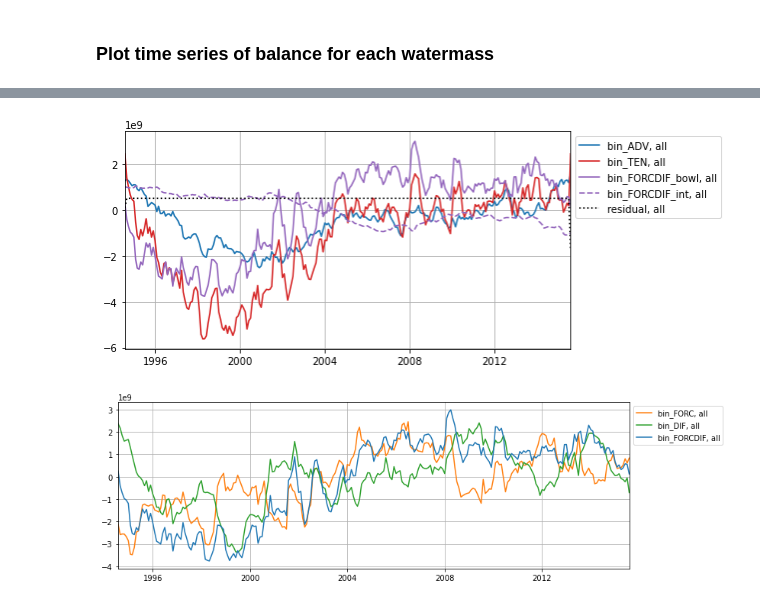
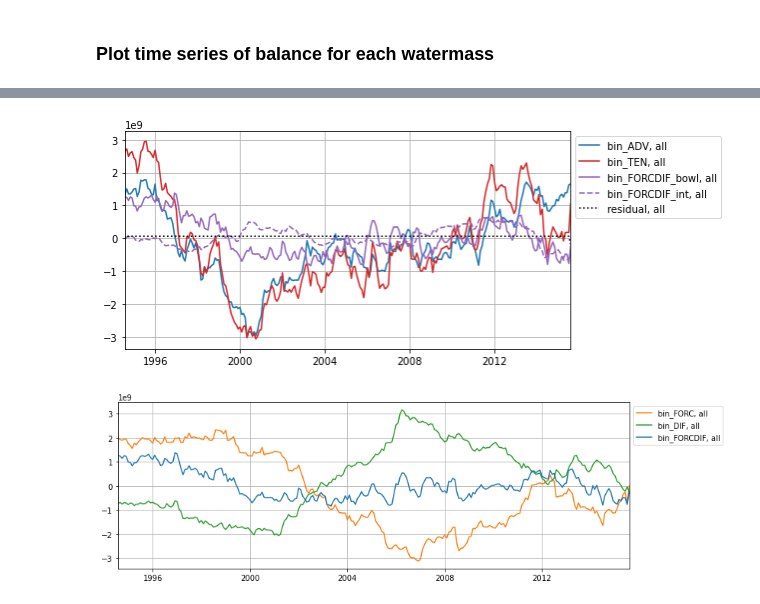
Before and after one commit to gmacgilchrist/so_decadal_variability, a Jupyter notebook: notebooks/ECCOv4r4/draw_wmt_watermasses.ipynb, the cells around one changed output, grey strips where cells are left out. Drawn from its saved outputs; the diff is of its cells as text; code cells hidden in the pictures.

```diff
--- a/notebooks/ECCOv4r4/draw_wmt_watermasses.ipynb
+++ b/notebooks/ECCOv4r4/draw_wmt_watermasses.ipynb
@@ -153,35 +156,35 @@ ax.legend(loc='upper left', bbox_to_anchor=(1, 1))
 # %%
 # Plot full advection, full tendency, bowl wmt, and subsurface wmt
 termsnew = ['bin_ADV','bin_TEN','bin_FORCDIF_bowl','bin_FORCDIF_int'];
 ds = xr.Dataset()
 ds['bin_ADV'] = wmf_all['bin_ADV']
 ds['bin_TEN'] = wmf_all['bin_TEN']
 ds['bin_FORCDIF_bowl'] = wmf_bowl['bin_FORCDIF']
 ds['bin_FORCDIF_int'] = wmf_all['bin_FORCDIF'] - wmf_bowl['bin_FORCDIF']
 ds['residual'] = -1*ds['bin_TEN'] + ds['bin_ADV'] + ds['bin_FORCDIF_bowl'] + ds['bin_FORCDIF_int']
 colorsnew = {'bin_ADV':'tab:blue','bin_TEN':'tab:red','bin_FORCDIF_bowl':'tab:purple','bin_FORCDIF_int':'tab:purple','residual':'black'}
 lines = {'bin_ADV':'-','bin_TEN':'-','bin_FORCDIF_bowl':'-','bin_FORCDIF_int':'--','residual':':'}
 
-g = bins_c[2]
+g = bins_c[4]
 fig,ax = plt.subplots(figsize=(8,4))
 residual = xr.zeros_like(ds['bin_ADV'].sel({'gamma_n_bins':g},method='nearest'))
 for term in ds.data_vars:
     val = ds[term].sel({'gamma_n_bins':g},method='nearest')
     anom = val - val.mean('time')
     smoothed = anom.rolling({'time':60},center=True).mean()
     ax.plot(ds['time'],smoothed,
             label=term+', all',color=colorsnew[term],linestyle=lines[term])
 ax.autoscale(enable=True, axis='x', tight=True)
 ax.legend(loc='upper left', bbox_to_anchor=(1, 1))
 ax.grid()
 # %% [output]
-[figure, old version]
+[figure, new version]
 # %%
 # Plot separation of variability between
 # diffusive and surface forcing terms
 termsnew = ['bin_FORC','bin_DIF','bin_FORCDIF'];
 colornew = {'bin_FORCDIF':'tab:blue','bin_FORC':'tab:orange','bin_DIF':'tab:green'}
-g = bins_c[2]
+g = bins_c[4]
 fig,ax = plt.subplots(figsize=(12,4))
 for term in termsnew:
     val = wmf_bowl[term].sel({'gamma_n_bins':g},method='nearest')
@@ -193,4 +196,4 @@ ax.autoscale(enable=True, axis='x', tight=True)
 ax.legend(loc='upper left', bbox_to_anchor=(1, 1))
 ax.grid()
 # %% [output]
-[figure, old version]
+[figure, new version]
```
Also changed, not shown: parts of 4 cells of this notebook.
